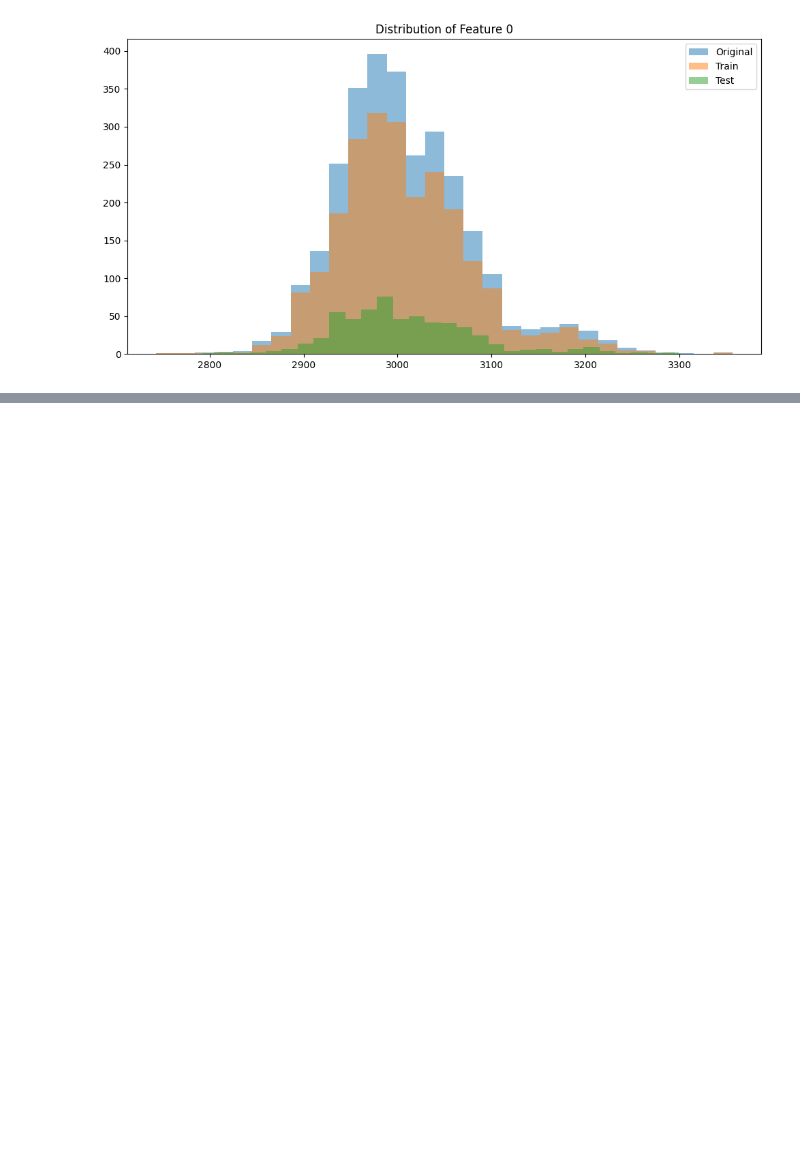
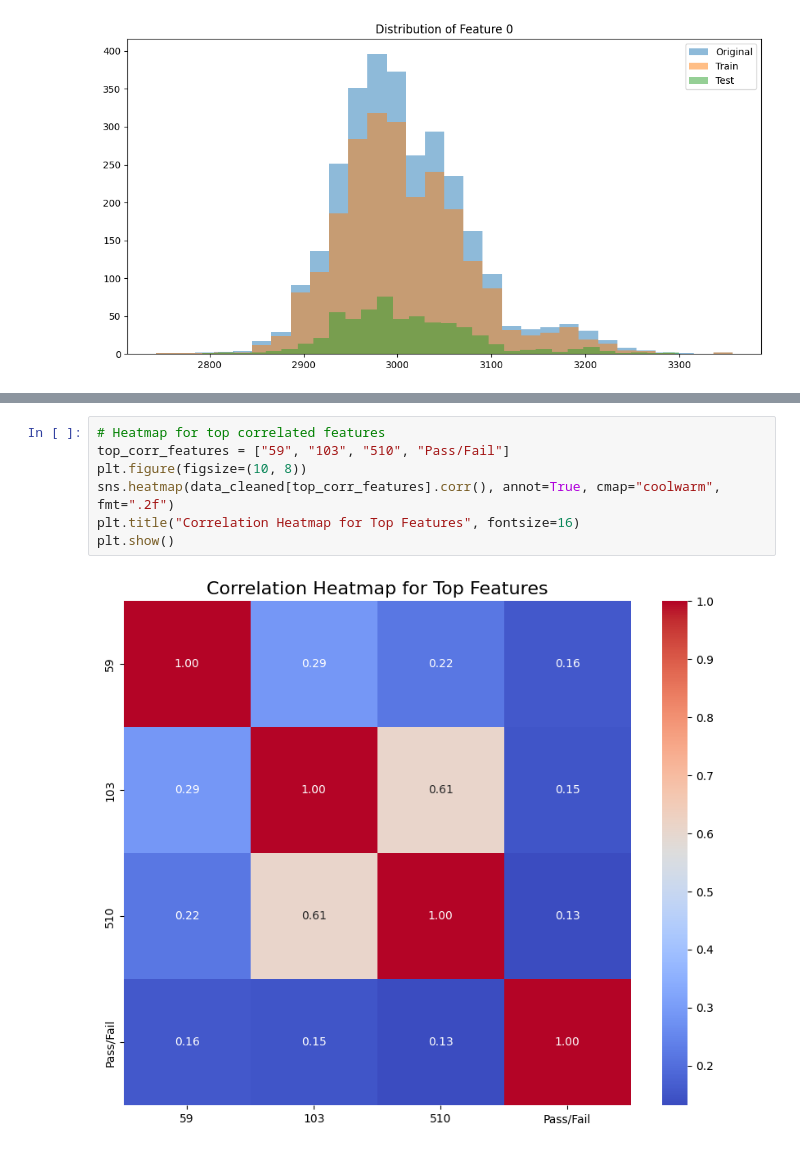
Before and after one commit to ShafinMz08/Semiconductor-Yield-Prediction-Model, a Jupyter notebook: SYPM.ipynb, the cells around one changed output, grey strips where cells are left out. Saved outputs shown, nothing was run; the diff lists cells and outputs as text; blank space fills up the shorter version.

```diff
--- a/SYPM.ipynb
+++ b/SYPM.ipynb
@@ -382,0 +478,9 @@ max      0.079900    0.028600  737.304800
+# %%
+# Heatmap for top correlated features
+top_corr_features = ["59", "103", "510", "Pass/Fail"]
+plt.figure(figsize=(10, 8))
+sns.heatmap(data_cleaned[top_corr_features].corr(), annot=True, cmap="coolwarm", fmt=".2f")
+plt.title("Correlation Heatmap for Top Features", fontsize=16)
+plt.show()
+# %% [output]
+[figure, added]
```
Also changed, not shown: parts of 28 cells of this notebook.
